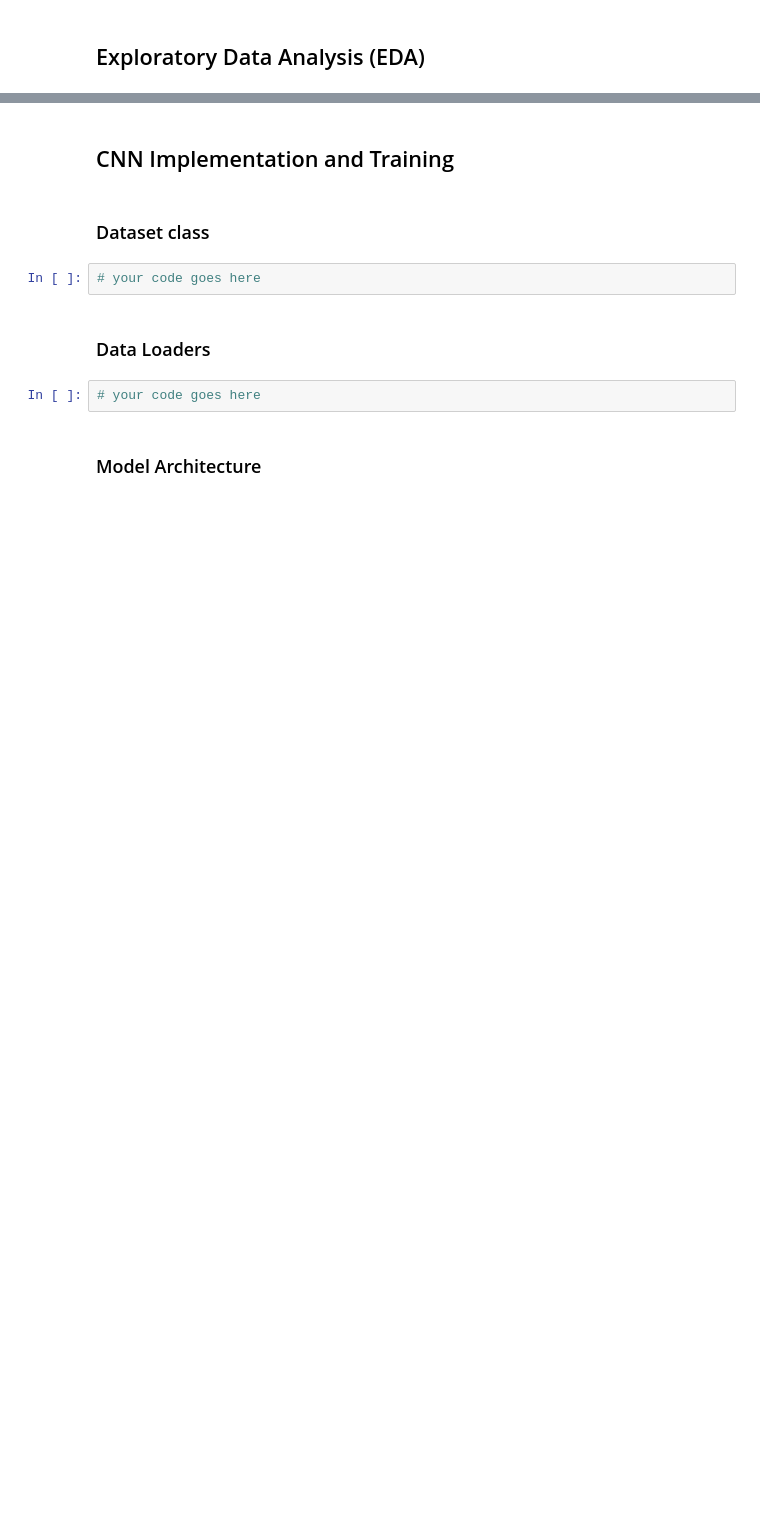
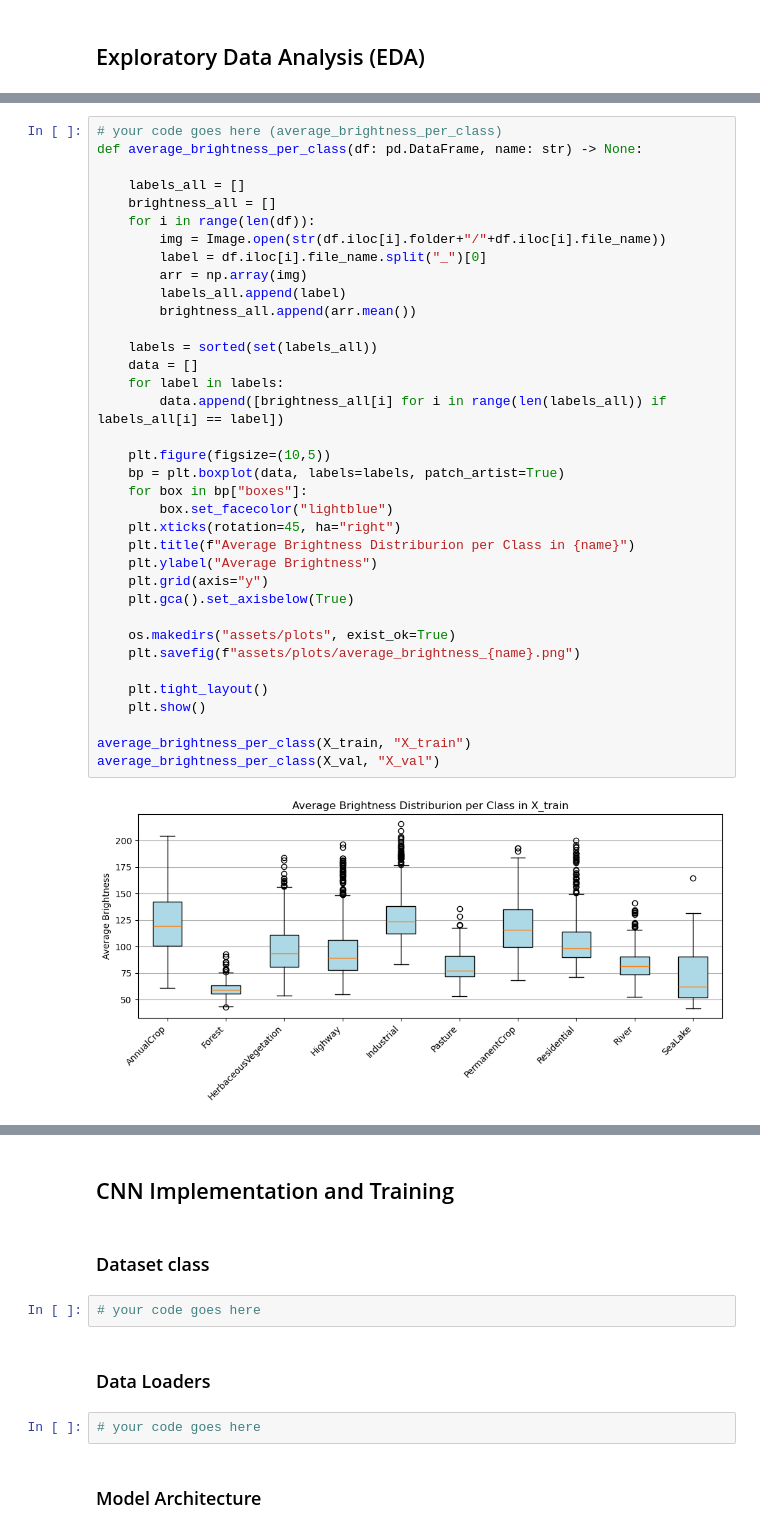
Before and after one commit to exVick/satellite-image-classification, a Jupyter notebook: k12441809.ipynb, the cells around one changed output, grey strips where cells are left out. Saved outputs shown, nothing was run; the diff lists cells and outputs as text; blank space fills up the shorter version.

```diff
--- a/k12441809.ipynb
+++ b/k12441809.ipynb
@@ -114,0 +181,38 @@ Length of dataset: 10000
+# %%
+# your code goes here (average_brightness_per_class)
+def average_brightness_per_class(df: pd.DataFrame, name: str) -> None:
+
+    labels_all = []
+    brightness_all = []
+    for i in range(len(df)):
+        img = Image.open(str(df.iloc[i].folder+"/"+df.iloc[i].file_name))
+        label = df.iloc[i].file_name.split("_")[0]
+        arr = np.array(img)
+        labels_all.append(label)
+        brightness_all.append(arr.mean())
+
+    labels = sorted(set(labels_all))
+    data = []
+    for label in labels:
+        data.append([brightness_all[i] for i in range(len(labels_all)) if labels_all[i] == label])
+
+    plt.figure(figsize=(10,5))
+    bp = plt.boxplot(data, labels=labels, patch_artist=True)
+    for box in bp["boxes"]:
+        box.set_facecolor("lightblue")
+    plt.xticks(rotation=45, ha="right")
+    plt.title(f"Average Brightness Distriburion per Class in {name}")
+    plt.ylabel("Average Brightness")
+    plt.grid(axis="y")
+    plt.gca().set_axisbelow(True)
+
+    os.makedirs("assets/plots", exist_ok=True)
+    plt.savefig(f"assets/plots/average_brightness_{name}.png")
+
+    plt.tight_layout()
+    plt.show()
+
+average_brightness_per_class(X_train, "X_train")
+average_brightness_per_class(X_val, "X_val")
+# %% [output]
+[figure, added]
```
Also changed, not shown: parts of 11 cells of this notebook.
